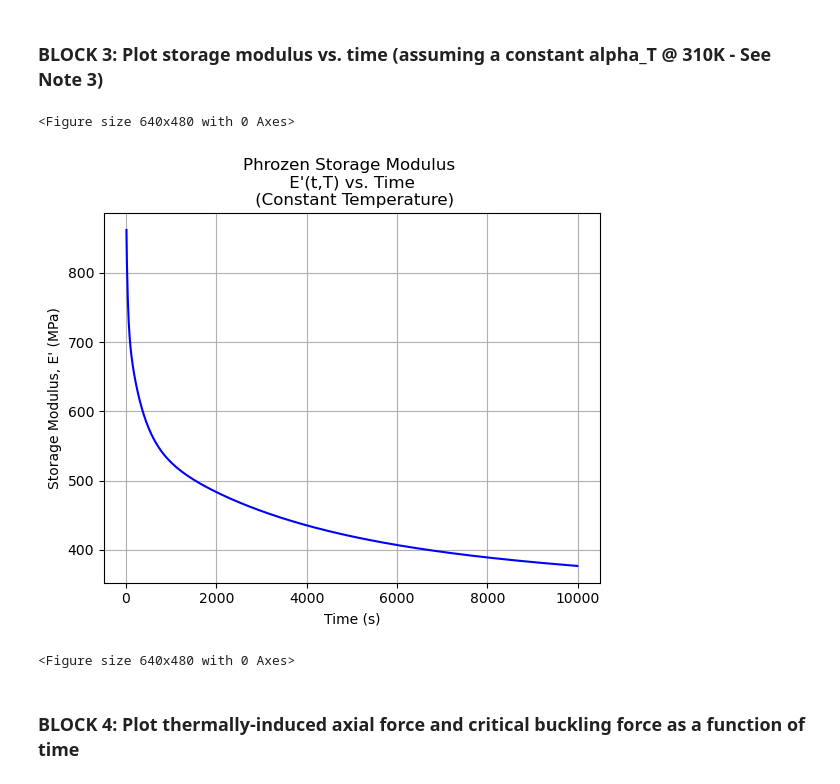
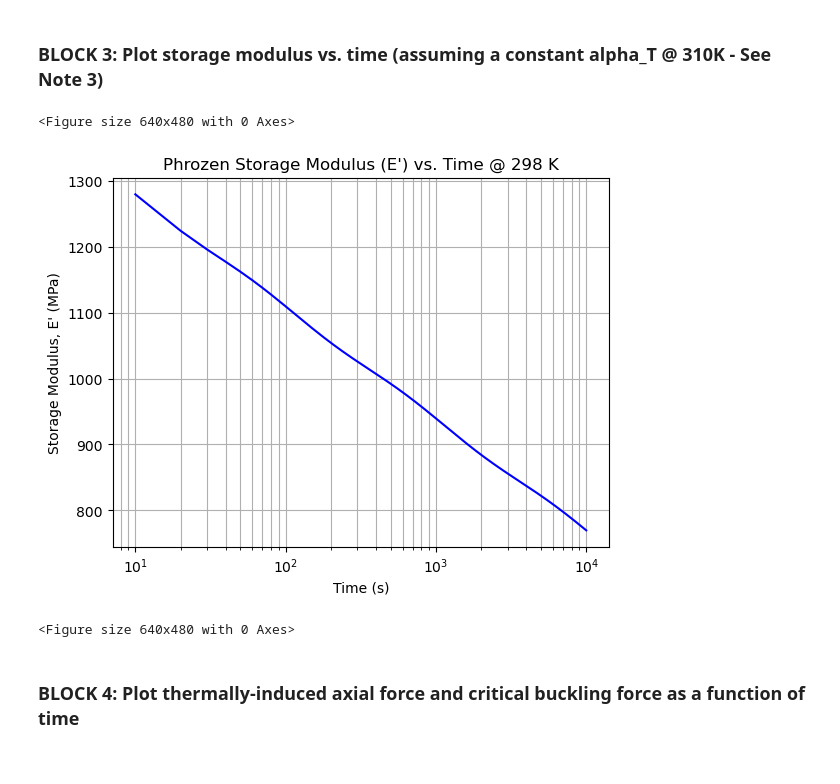
Before and after one commit to arepalM/bistable_phrozen, a Jupyter notebook: hinge_design.ipynb, the cells around one changed output. Cells and saved outputs as stored; diff of their text form; code cells hidden in the pictures.

```diff
--- a/hinge_design.ipynb
+++ b/hinge_design.ipynb
@@ -23,0 +34,5 @@ import os
+# %%
+# CSV file containing Prony series
+prony_series_csv = '/Users/mikelapera/Library/CloudStorage/OneDrive-JohnsHopkins/Documents/JHU/Research/Experiments/DMA/data/Phrozen/Phrozen_prony_series_20_Tref90C.csv'
+# Working directory to read/write files to/from
+dir = r'/Users/mikelapera/Library/CloudStorage/OneDrive-JohnsHopkins/Documents/JHU/Research/morphing wing/final_writeup/data'
@@ -35,22 +52,26 @@ T_ref_MC = 363             # Reference temperature for master curve and WLF shif
 cp       = 1.4E9           # specific heat, mJ/(tonne*K)
 k        = 0.16            # thermal conductivity, mW/(mm*K)
 rho      = 1.1E-9          # density, tonne/mm^3
-CTE      = np.array([[273,423],[600E-6,600E-6]])          # CTE (temperature-independent), 1/K
-#CTE      = np.array([[273,303,308,473],[300E-6,300E-6,600E-6,600E-6]]) # Array of [CTE,Temp]
-h        = 0.001           # convective heat transfer coefficient, mW/(mm^2*K)
+# Constant CTE, 1/K
+CTE      = np.array([[273,423],[600E-6,600E-6]])
+# CTE (temperature dependent), 1/K, [CTE,Temp]
+#CTE      = np.array([[273,303,308,473],[300E-6,300E-6,600E-6,600E-6]])
+# Convective heat transfer coefficient, mW/(mm^2*K)
+h        = 0.001
 
 # Relaxation spectrum parameters (using master curve generated at Tref=90C) and other viscoelastic parameters
 nu_g      = 0.34         # glassy Poisson's ratio
 nu_r      = 0.5          # rubbery Poisson's ratio
 tau_visco = 10**-4       # characteristic relaxation time, s
-E0        = 1587.7       # MPa
-E_eq      = 6.56         # MPa
+E0        = 1587.7       # Instantaneous storage modulus, MPa (from master curve)
+E_eq      = 6.56         # Equilibrium (long term) storage modulus, MPa (from master curve)
 mu_eq     = E_eq/(2 * (1 + nu_r))
+# From relaxation spectrum calculation (Schwarzl & Staverman reference)
 tau_k     = [9E10,5.99E9,3.95E8,2.61E7,1.72E6,1.13E5,7.49E3,4.94E2,3.26E1,2.15,1.42E-1,9.36E-3]     # relaxation time constants, s
 mu_neqk   = [1.36,4.399,19.5,38.7,48.4,47.2,54.5,65.7,72.8,78.8,103,55.6]                           # non-equilibrium modulii, MPa
 
 # Read in Prony terms (e_i,k_i,tau_i)
-prony_terms = pd.read_csv('/Users/mikelapera/Library/CloudStorage/OneDrive-JohnsHopkins/Documents/JHU/Research/Experiments/DMA/data/Phrozen/Phrozen_prony_series_20_Tref90C.csv',header=None)
+prony_terms = pd.read_csv(prony_series_csv,header=None)
 gi          = prony_terms[0]
 ki          = prony_terms[1]
 tau_i       = prony_terms[2]
@@ -61,7 +82,6 @@ tau_i       = list(tau_i)
 # WLF Shift Parameters (previously determined)
 C1          = 22.84  # WLF shift factor parameter
 C2          = 214.44 # WLF shift factor parameter
-
 
 # Lumped capacitance model to calculate temperature, T(t)
 def calculateT(T0,Tinf,tau_c,t):
@@ -77,9 +97,9 @@ def calculate_CTE(T):
 def calculate_alpha(C1,C2,T0,T_ref_MC,tau_c,t,T):
     T = calculateT(T0,Tinf,tau_c,t)
     #SF    = 10**((-C1*(T-T_ref_MC))/(C2+T-T_ref_MC))
-    # This overwrites the previously calculated SF and assumes a constant alpha_T @ T=310K for simplicity
-    #T     = 310
-    SF    = 10**((-C1*(310-T_ref_MC))/(C2+310-T_ref_MC))
+    # "T" overwrites the previously calculated SF and assumes a constant alpha_T @ T for simplicity
+    T     = 298
+    SF    = 10**((-C1*(T-T_ref_MC))/(C2+T-T_ref_MC))
     #SF    = T * 0 + 1
     return SF
 
@@ -126,7 +146,6 @@ def Pcritical_RS(T0,Tinf,Tref,Icol,kc,Lcol,tau_c_frame,t):
     Leff      = kc * (Lcol + CTE_frame * (np.exp(-t/tau_c_frame)*(T0-Tinf) + Tinf - Tref))
     Pcr       = -1 * (np.pi**2 * Ep * Icol) / (Leff**2)
     return Pcr,SF,Ep
-
 
 # Calculate thermally-driven buckling load (Prony series, viscoelastic case)
 def Pthermal_PS(A,C1,C2,t,T0,Tinf,tau_c_col,tau_c_frame):
@@ -206,4 +225,4 @@ tau_c_frame = (m_f*cp)/(h*Asurf_f)
 #Pcr,SF,Ep_frame = Pcritical_RS(T0,Tinf,Tref,Icol,k,Lcol,tau_c_frame,t)
 
 Pth,SF,Ep_col   = Pthermal_PS(A_col,C1,C2,t,T0,Tinf,tau_c_col,tau_c_frame)
-Pcr,_,_         = Pcritical_PS(T0,Tinf,Tref,Icol,kc,Lcol,tau_c_frame,t)
+Pcr,_,Ep        = Pcritical_PS(T0,Tinf,Tref,Icol,kc,Lcol,tau_c_frame,t)
@@ -253,15 +310,15 @@ plt.show()
 # %% [markdown]
 ### BLOCK 3: Plot storage modulus vs. time (assuming a constant alpha_T @ 310K - See Note 3)
 # %%
-plt.plot(t[1:-1],Ep_col[1:-1],'-b')
-plt.title("Phrozen Storage Modulus \n E'(t,T) vs. Time \n (Constant Temperature)")
+plt.semilogx(t[1:-1],Ep_col[1:-1],'-b')
+plt.title("Phrozen Storage Modulus (E') vs. Time @ 298 K")
 plt.xlabel('Time (s)')
 plt.ylabel("Storage Modulus, E' (MPa)")
 plt.grid(which='both')
 plt.figure()
 # %% [output]
 <Figure size 640x480 with 0 Axes>
-[figure, old version]
+[figure, new version]
 <Figure size 640x480 with 0 Axes>
 # %% [markdown]
 ### BLOCK 4: Plot thermally-induced axial force and critical buckling force as a function of time
```
Also changed, not shown: parts of 31 cells of this notebook.
